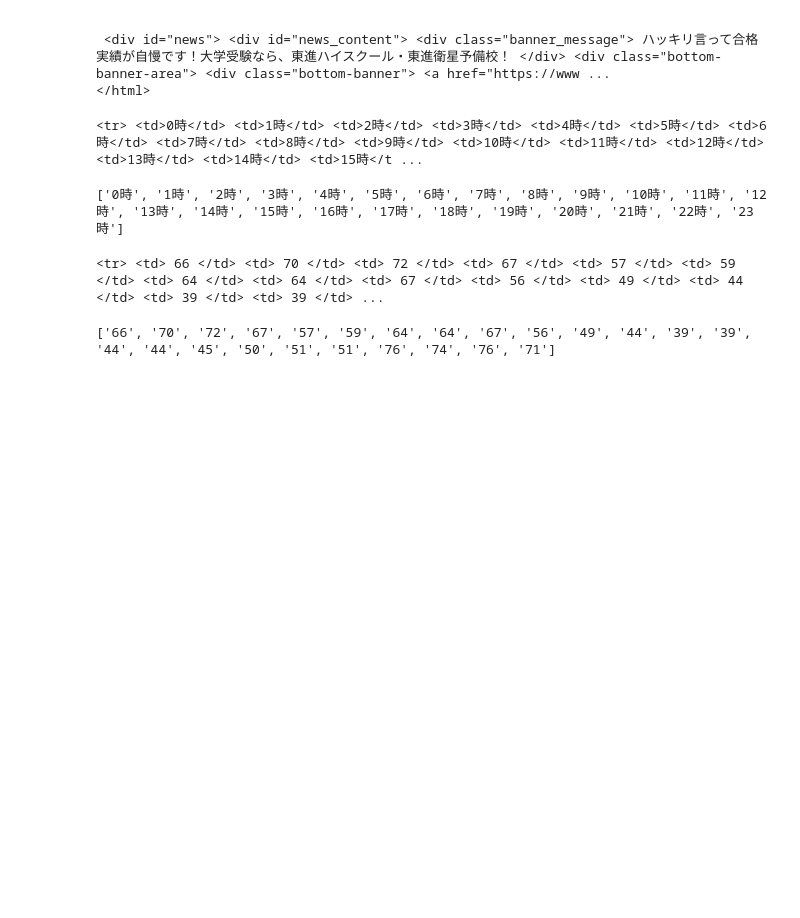
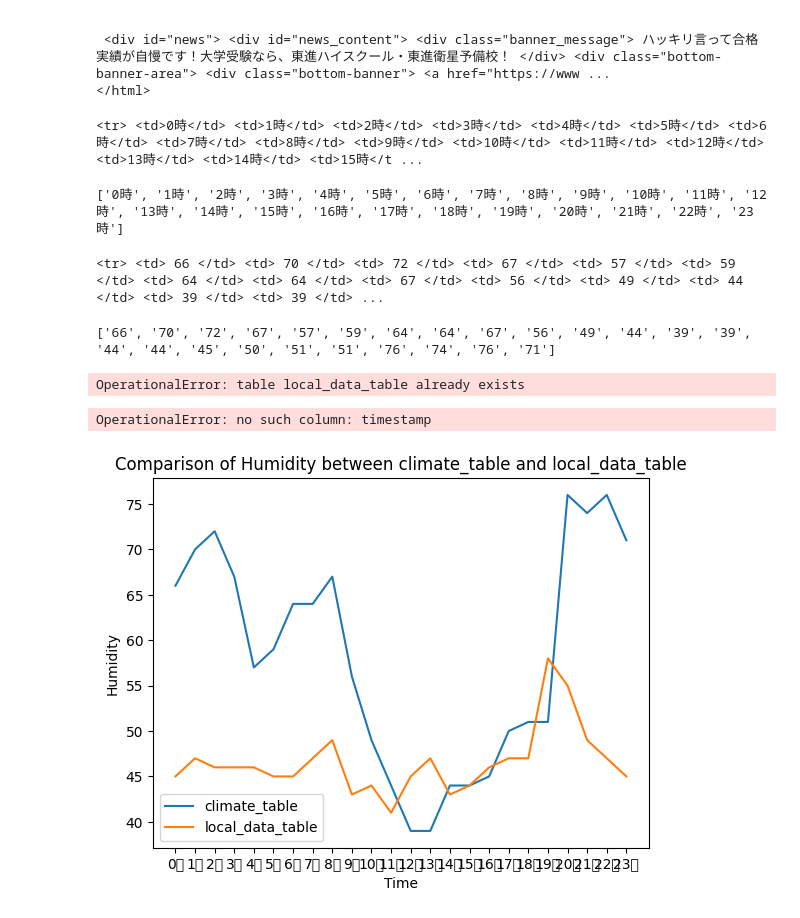
Before and after one commit to Takumi-Teraoka/DSPG2, a Jupyter notebook: スクレイピング.ipynb, the cells around one changed output. Drawn from its saved outputs; the diff is of its cells as text; code cells hidden in the pictures; blank space fills up the shorter version.

```diff
--- a/スクレイピング.ipynb
+++ b/スクレイピング.ipynb
@@ -116,3 +116,12 @@ def insert_data_all(date_list, hu_list):
         insert_data(date_list[i], hu_list[i])
 
 insert_data_all(date_list, hu_list)
+# %%
+con = sqlite3.connect('weather_data.db')
+cur = con.cursor()
+sql_create_table = 'CREATE TABLE local_data_table(id INTEGER PRIMARY KEY AUTOINCREMENT, time text, hu int);'
+cur.execute(sql_create_table)
+con.commit()
+con.close()
+# %% [output]
+OperationalError: table local_data_table already exists
@@ -118,0 +162,62 @@ insert_data_all(date_list, hu_list)
+# %%
+import sqlite3
+import matplotlib.pyplot as plt
+
+# データベースからデータを取得する関数
+def fetch_data_from_db(db_path, table_name):
+    conn = sqlite3.connect(db_path)
+    cur = conn.cursor()
+    cur.execute(f'SELECT timestamp, temperature FROM {table_name}')
+    data = cur.fetchall()
+    conn.close()
+    return data
+
+# データベースからデータを取得
+data_table1 = fetch_data_from_db('weather_data.db', 'climate_table')
+data_table2 = fetch_data_from_db('weather_data.db', 'local_data_table')
+
+# グラフの作成
+timestamps_table1, temperatures_table1 = zip(*data_table1)
+timestamps_table2, temperatures_table2 = zip(*data_table2)
+
+plt.plot(timestamps_table1, temperatures_table1, label='climate_table')
+plt.plot(timestamps_table2, temperatures_table2, label='local_data_table')
+
+plt.xlabel('Timestamp')
+plt.ylabel('Temperature')
+plt.title('Comparison of Temperatures between climate_table and local_data_table')
+plt.legend()
+plt.show()
+# %% [output]
+OperationalError: no such column: timestamp
+# %%
+import sqlite3
+import matplotlib.pyplot as plt
+
+# データベースからデータを取得する関数
+def fetch_data_from_db(db_path, table_name):
+    conn = sqlite3.connect(db_path)
+    cur = conn.cursor()
+    cur.execute(f'SELECT time, hu FROM {table_name}')
+    data = cur.fetchall()
+    conn.close()
+    return data
+
+# データベースからデータを取得
+data_table1 = fetch_data_from_db('weather_data.db', 'climate_table')
+data_table2 = fetch_data_from_db('weather_data.db', 'local_data_table')
+
+# グラフの作成
+timestamps_table1, temperatures_table1 = zip(*data_table1)
+timestamps_table2, temperatures_table2 = zip(*data_table2)
+
+plt.plot(timestamps_table1, temperatures_table1, label='climate_table')
+plt.plot(timestamps_table2, temperatures_table2, label='local_data_table')
+
+plt.xlabel('Time')
+plt.ylabel('Humidity')
+plt.title('Comparison of Humidity between climate_table and local_data_table')
+plt.legend()
+plt.show()
+# %% [output]
+[figure, added]
```
Also changed, not shown: parts of 2 cells of this notebook, 4 other files.
